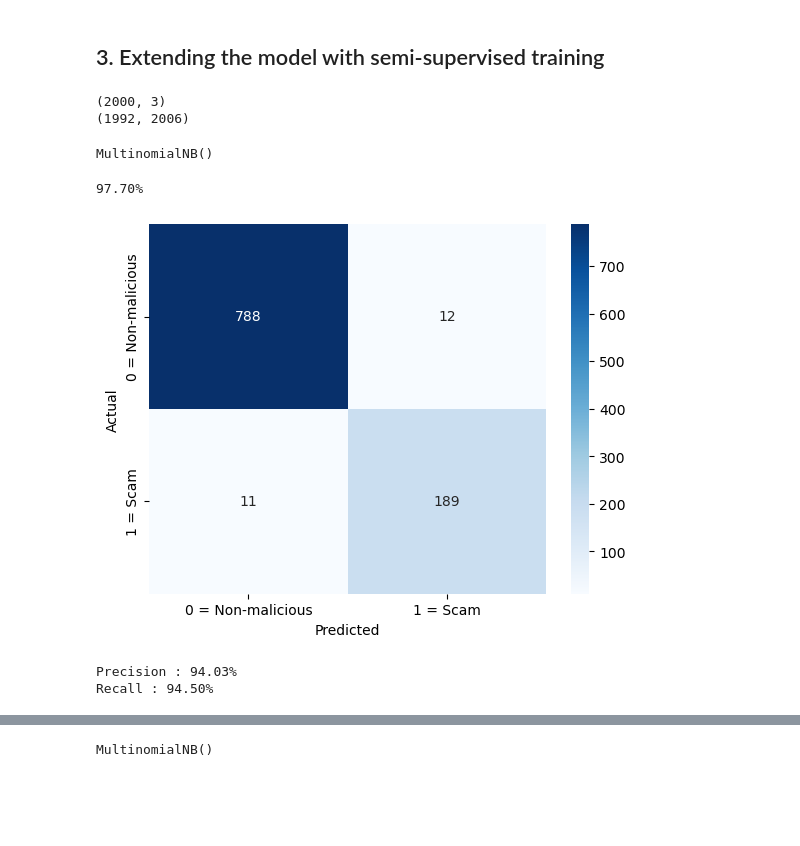
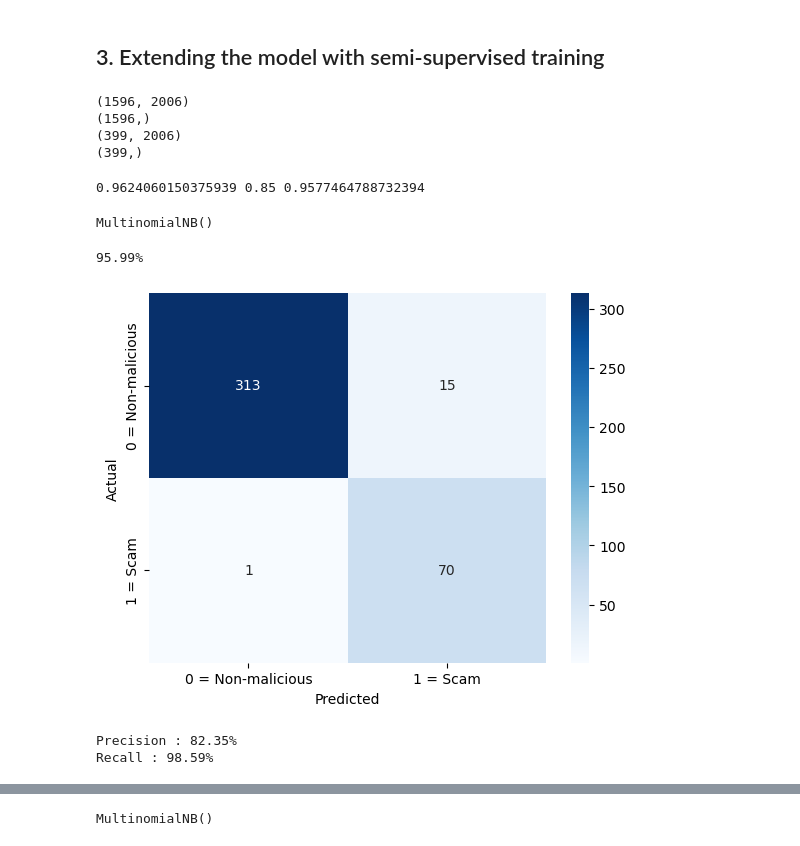
Before and after one commit to DELIRIOUSDONUT/SSIEK_ML_ass_1, a Jupyter notebook: COMP30027_2025_asst1_template.ipynb, the cells around one changed output, grey strips where cells are left out. Saved outputs shown, nothing was run; the diff lists cells and outputs as text; code cells hidden in the pictures; blank space fills up the shorter version.

```diff
--- a/COMP30027_2025_asst1_template.ipynb
+++ b/COMP30027_2025_asst1_template.ipynb
@@ -289,18 +289,52 @@ REAL: I've told him that i've returned it. That should i re order it.
 PREP: . . tell return re order
 # %% [markdown]
 ## 3. Extending the model with semi-supervised training
+# %%
+# First, split the original training data into train-validation splits of ratio 80:20
+from sklearn.model_selection import train_test_split
+
+train_df, valid_df, train_y, valid_y = train_test_split(word_df.drop('ScamClassLabel', axis=1), word_df['ScamClassLabel'], test_size=0.2,
+                                                        random_state=42)
+
+print(train_df.shape)
+print(train_y.shape)
+print(valid_df.shape)
+print(valid_y.shape)
+
+# Now train
+split_model = MultinomialNB()
+split_model.fit(train_df, train_y)
+
+# Add labels to the end of the dataframes
+train_df['ScamClassLabel'] = train_y
+valid_df['ScamClassLabel'] = valid_y
+# %% [output]
+(1596, 2006)
+(1596,)
+(399, 2006)
+(399,)
+# %%
+# Calculate the new base accuracy, precision and recall by testing model on validation set
+pred_v = split_model.predict(valid_df.drop('ScamClassLabel', axis=1))
+base_accuracy = accuracy_score(valid_df['ScamClassLabel'], pred_v)
+base_precision = precision_score(valid_df['ScamClassLabel'], pred_v)
+base_recall = recall_score(valid_df['ScamClassLabel'], pred_v)
+
+print(base_accuracy, base_precision, base_recall)
+# %% [output]
+0.9624060150375939 0.85 0.9577464788732394
 # %%
 # Almost exactly the same code as part 2
 
 # Similar to part 1, initialize word matrix BUT dont need to add class labels -- same order
 unsup_df = pd.read_csv('COMP30027_2025_asst1_data/sms_unlabelled.csv')
 
-print(unsup_df.shape)
 # Drop instances with missing values in both 'textPreprocessed' and 'class' columns
 unsup_df = unsup_df.dropna(subset=['textPreprocessed', 'class'])
 
 # Reset index after dropping rows (to ensure indices align correctly) -- or else indices mess up and NaN vals appear
 unsup_df.reset_index(drop=True, inplace=True)
+
 # Create a CountVectorizer with the same vocabulary as in part 1
 vectorizer = CountVectorizer(vocabulary=words, token_pattern=r'[^\s]+')
 
@@ -309,12 +343,9 @@ unsup_data = vectorizer.transform(unsup_df["textPreprocessed"])
 
 # Convert to df with columns being the same as the original words trained on
 unsup_test = pd.DataFrame.sparse.from_spmatrix(unsup_data, columns=vectorizer.get_feature_names_out())
-print(unsup_test.shape)
+
 # Make predictions
-unsup_pred = model.predict(unsup_test)
+unsup_pred = split_model.predict(unsup_test)
-# %% [output]
-(2000, 3)
-(1992, 2006)
 # %%
 # Now that we have the predicted labels,
 
@@ -324,7 +355,7 @@ unsup_pred = model.predict(unsup_test)
 unlabelled_df = unsup_test.copy()
 unlabelled_df['ScamClassLabel'] = unsup_pred
 
-concat_df = pd.concat([word_df, unlabelled_df], ignore_index=True)
+concat_df = pd.concat([train_df, unlabelled_df], ignore_index=True)
 
 # Now train new model based on this
 
@@ -338,27 +369,28 @@ concat_model.fit(conc_word_counts, conc_scam_label)
 # %% [output]
 MultinomialNB()
 # %%
-# Test performance on supervised dataset
+# Test performance on validation set
 # Make predictions
-conc_pred = concat_model.predict(supervised_test)
+conc_pred = concat_model.predict(valid_df.drop('ScamClassLabel', axis=1))
 
 # Calculate and print accuracy
-print(f"{accuracy_score(test_df['class'], conc_pred) * 100:.2f}%")
-# Use sklearn to get confusion matrix values from predictor
-conf_matrix = confusion_matrix(test_df['class'], conc_pred)
+print(f"{accuracy_score(valid_df['ScamClassLabel'], conc_pred) * 100:.2f}%")
+
+# Show conf matrix
+conf_matrix = confusion_matrix(valid_df['ScamClassLabel'], conc_pred)
 
 # Plot using seaborn
 sns.heatmap(conf_matrix, annot=True, fmt='d', cmap='Blues', xticklabels=['0 = Non-malicious', '1 = Scam'],
             yticklabels=['0 = Non-malicious', '1 = Scam'])
 plt.xlabel('Predicted')
 plt.ylabel('Actual')
 
 plt.show()
 
-print(f"Precision : {precision_score(test_df['class'], conc_pred) * 100:.2f}%")
-print(f"Recall : {recall_score(test_df['class'], conc_pred) * 100:.2f}%")
+print(f"Precision : {precision_score(valid_df['ScamClassLabel'], conc_pred) * 100:.2f}%")
+print(f"Recall : {recall_score(valid_df['ScamClassLabel'], conc_pred) * 100:.2f}%")
 # %% [output]
-97.70%
+95.99%
-[figure, old version]
+[figure, new version]
-Precision : 94.03%
-Recall : 94.50%
+Precision : 82.35%
+Recall : 98.59%
```
Also changed, not shown: parts of 20 cells of this notebook, 5 other files.
